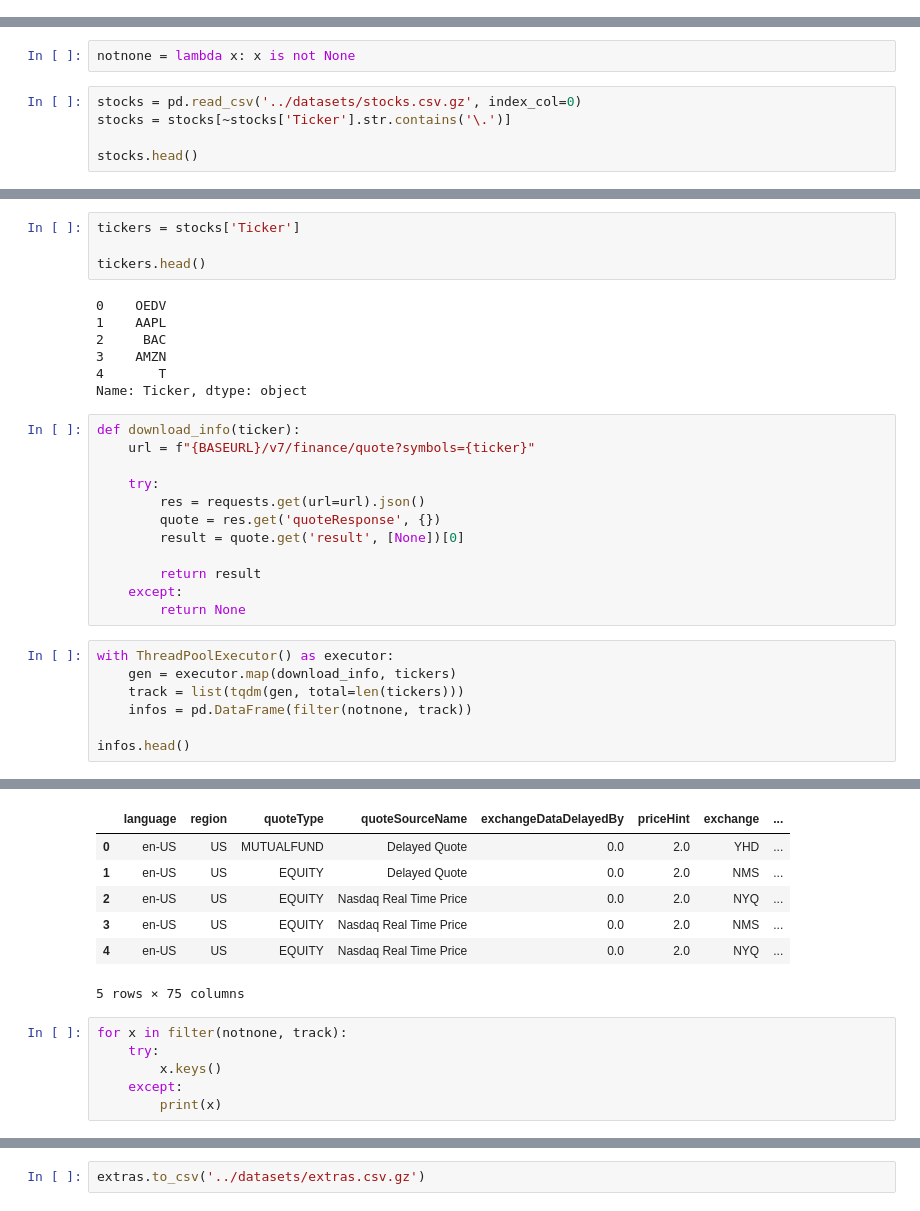
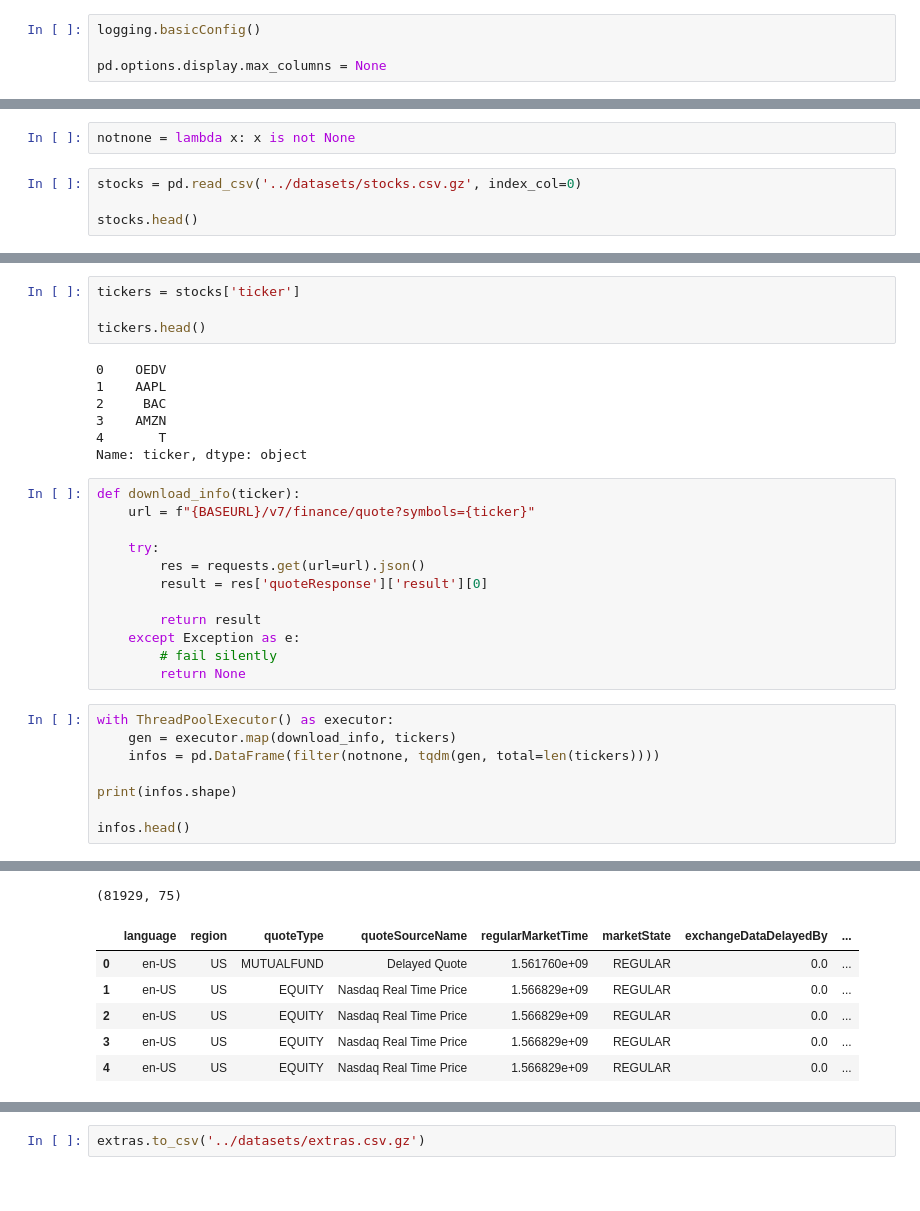
Before and after one commit to fmind/invest, a Jupyter notebook: notebooks/downloads.ipynb, the cells around one changed output, grey strips where cells are left out. Cells and saved outputs as stored; diff of their text form.

```diff
--- a/notebooks/downloads.ipynb
+++ b/notebooks/downloads.ipynb
@@ -6,13 +7,16 @@ import pandas as pd
 
 from tqdm import tqdm_notebook as tqdm
 from concurrent.futures import ThreadPoolExecutor
+# %%
+logging.basicConfig()
+
+pd.options.display.max_columns = None
 # %%
 BASEURL = 'https://query1.finance.yahoo.com'
 # %%
 notnone = lambda x: x is not None
 # %%
 stocks = pd.read_csv('../datasets/stocks.csv.gz', index_col=0)
-stocks = stocks[~stocks['Ticker'].str.contains('\.')]
 
 stocks.head()
 # %% [output]
@@ -25,5 +37,5 @@ stocks.head()
 # %%
-tickers = stocks['Ticker']
+tickers = stocks['ticker']
 
 tickers.head()
 # %% [output]
@@ -32,24 +44,25 @@ tickers.head()
 2     BAC
 3    AMZN
 4       T
-Name: Ticker, dtype: object
+Name: ticker, dtype: object
 # %%
 def download_info(ticker):
     url = f"{BASEURL}/v7/finance/quote?symbols={ticker}"
 
     try:
         res = requests.get(url=url).json()
-        quote = res.get('quoteResponse', {})
-        result = quote.get('result', [None])[0]
+        result = res['quoteResponse']['result'][0]
 
         return result
-    except:
+    except Exception as e:
+        # fail silently
         return None
 # %%
 with ThreadPoolExecutor() as executor:
     gen = executor.map(download_info, tickers)
-    track = list(tqdm(gen, total=len(tickers)))
-    infos = pd.DataFrame(filter(notnone, track))
+    infos = pd.DataFrame(filter(notnone, tqdm(gen, total=len(tickers))))
+
+print(infos.shape)
 
 infos.head()
 # %% [output]
@@ -56,13 +70,7 @@ infos.head()
+(81929, 75)
-|  | language | region | quoteType | quoteSourceName | exchangeDataDelayedBy | priceHint | exchange | ... |
-| 0 | en-US | US | MUTUALFUND | Delayed Quote | 0.0 | 2.0 | YHD | ... |
-| 1 | en-US | US | EQUITY | Delayed Quote | 0.0 | 2.0 | NMS | ... |
-| 2 | en-US | US | EQUITY | Nasdaq Real Time Price | 0.0 | 2.0 | NYQ | ... |
-| 3 | en-US | US | EQUITY | Nasdaq Real Time Price | 0.0 | 2.0 | NMS | ... |
-| 4 | en-US | US | EQUITY | Nasdaq Real Time Price | 0.0 | 2.0 | NYQ | ... |
+|  | language | region | quoteType | quoteSourceName | regularMarketTime | marketState | exchangeDataDelayedBy | ... |
+| 0 | en-US | US | MUTUALFUND | Delayed Quote | 1.561760e+09 | REGULAR | 0.0 | ... |
+| 1 | en-US | US | EQUITY | Nasdaq Real Time Price | 1.566829e+09 | REGULAR | 0.0 | ... |
+| 2 | en-US | US | EQUITY | Nasdaq Real Time Price | 1.566829e+09 | REGULAR | 0.0 | ... |
+| 3 | en-US | US | EQUITY | Nasdaq Real Time Price | 1.566829e+09 | REGULAR | 0.0 | ... |
+| 4 | en-US | US | EQUITY | Nasdaq Real Time Price | 1.566829e+09 | REGULAR | 0.0 | ... |
-5 rows × 75 columns
-# %%
-for x in filter(notnone, track):
-    try:
-        x.keys()
-    except:
-        print(x)
```
Also changed, not shown: parts of 17 cells of this notebook, 11 other files.
